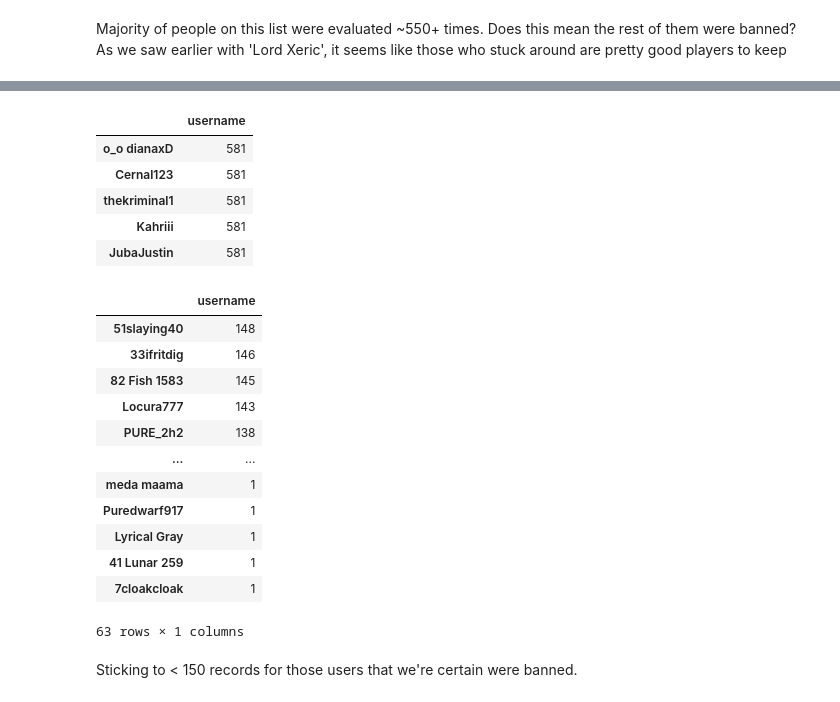
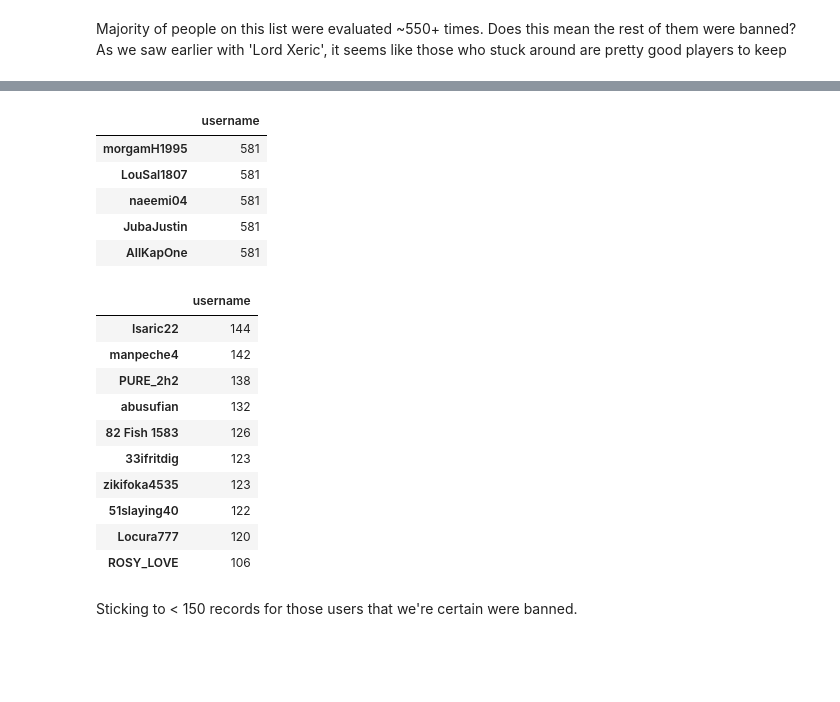
Before and after one commit to chriskok/BotClassification-OSRS, a Jupyter notebook: Classification-June2020.ipynb, the cells around one changed output, grey strips where cells are left out. Cells and saved outputs as stored; diff of their text form; code cells hidden in the pictures; blank space fills up the shorter version.

```diff
--- a/Classification-June2020.ipynb
+++ b/Classification-June2020.ipynb
@@ -67,6 +67,7 @@ Index(['Name', 'helmet', 'cape', 'amulet', 'weapon', 'body', 'sheild',
 hiscore_df = pd.read_csv('./data/drclint_data/hiscore_checkpoints_cc.csv')
 # %%
 hiscore_df = hiscore_df.loc[:, ~hiscore_df.columns.str.contains('^Unnamed')]
+hiscore_df = hiscore_df.dropna(thresh=4)
 print(hiscore_df.columns)
 hiscore_df.head()
 # %% [output]
@@ -170,27 +171,25 @@ count_df = username_occurences.to_frame()
 count_df.head()
 # %% [output]
 |  | username |
-| o_o dianaxD | 581 |
-| Cernal123 | 581 |
-| thekriminal1 | 581 |
-| Kahriii | 581 |
+| morgamH1995 | 581 |
+| LouSal1807 | 581 |
+| naeemi04 | 581 |
 | JubaJustin | 581 |
+| AllKapOne | 581 |
 # %%
-count_df.loc[count_df['username'].astype(int) < 150]
+count_df.loc[count_df['username'].astype(int) < 150][0:10]
 # %% [output]
 |  | username |
-| 51slaying40 | 148 |
-| 33ifritdig | 146 |
-| 82 Fish 1583 | 145 |
-| Locura777 | 143 |
+| Isaric22 | 144 |
+| manpeche4 | 142 |
 | PURE_2h2 | 138 |
-| ... | ... |
-| meda maama | 1 |
-| Puredwarf917 | 1 |
-| Lyrical Gray | 1 |
-| 41 Lunar 259 | 1 |
-| 7cloakcloak | 1 |
+| abusufian | 132 |
+| 82 Fish 1583 | 126 |
+| 33ifritdig | 123 |
+| zikifoka4535 | 123 |
+| 51slaying40 | 122 |
+| Locura777 | 120 |
+| ROSY_LOVE | 106 |
-63 rows × 1 columns
 # %% [markdown]
 Sticking to < 150 records for those users that we're certain were banned.
 # %% [markdown]
```
Also changed, not shown: parts of 10 cells of this notebook.
